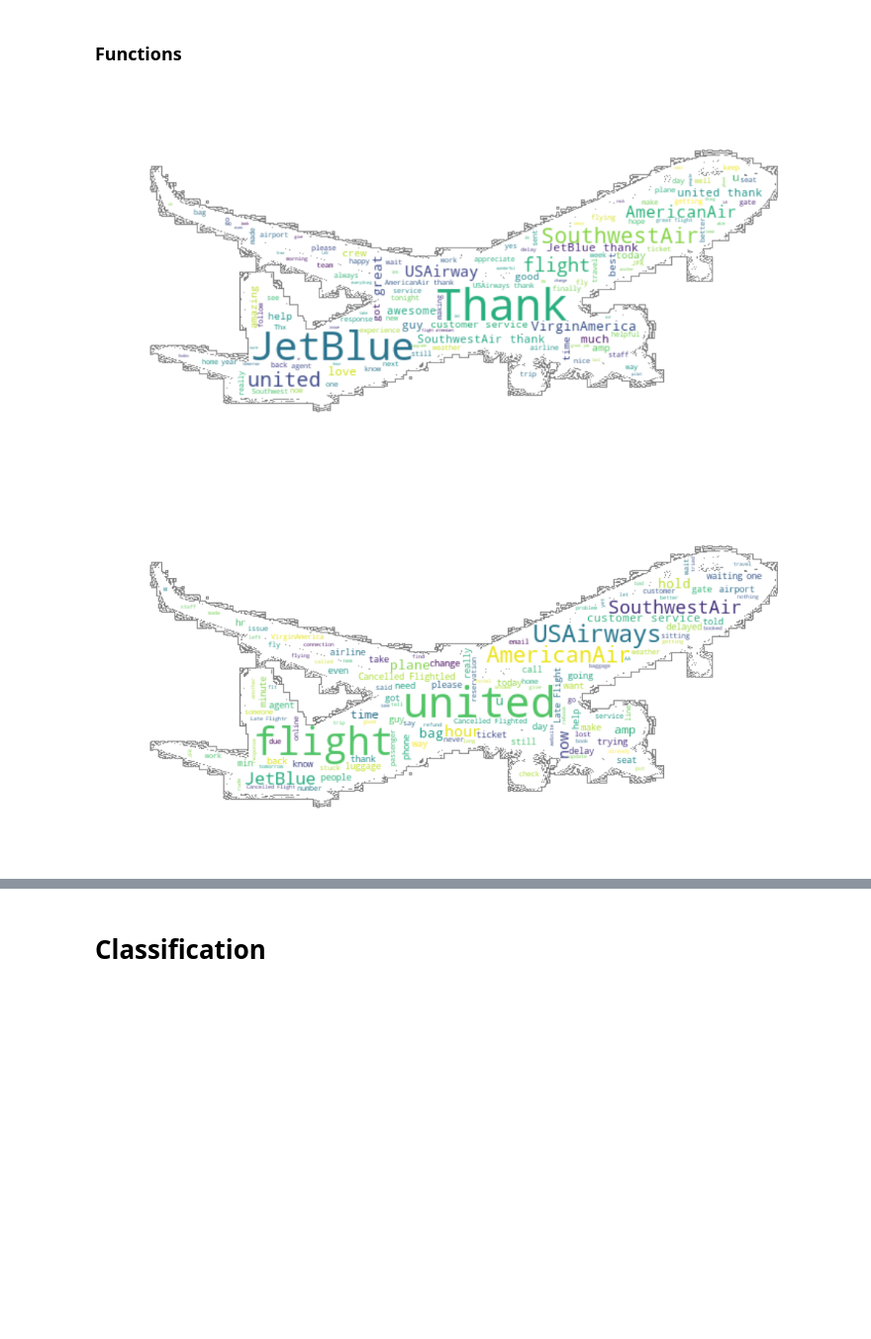
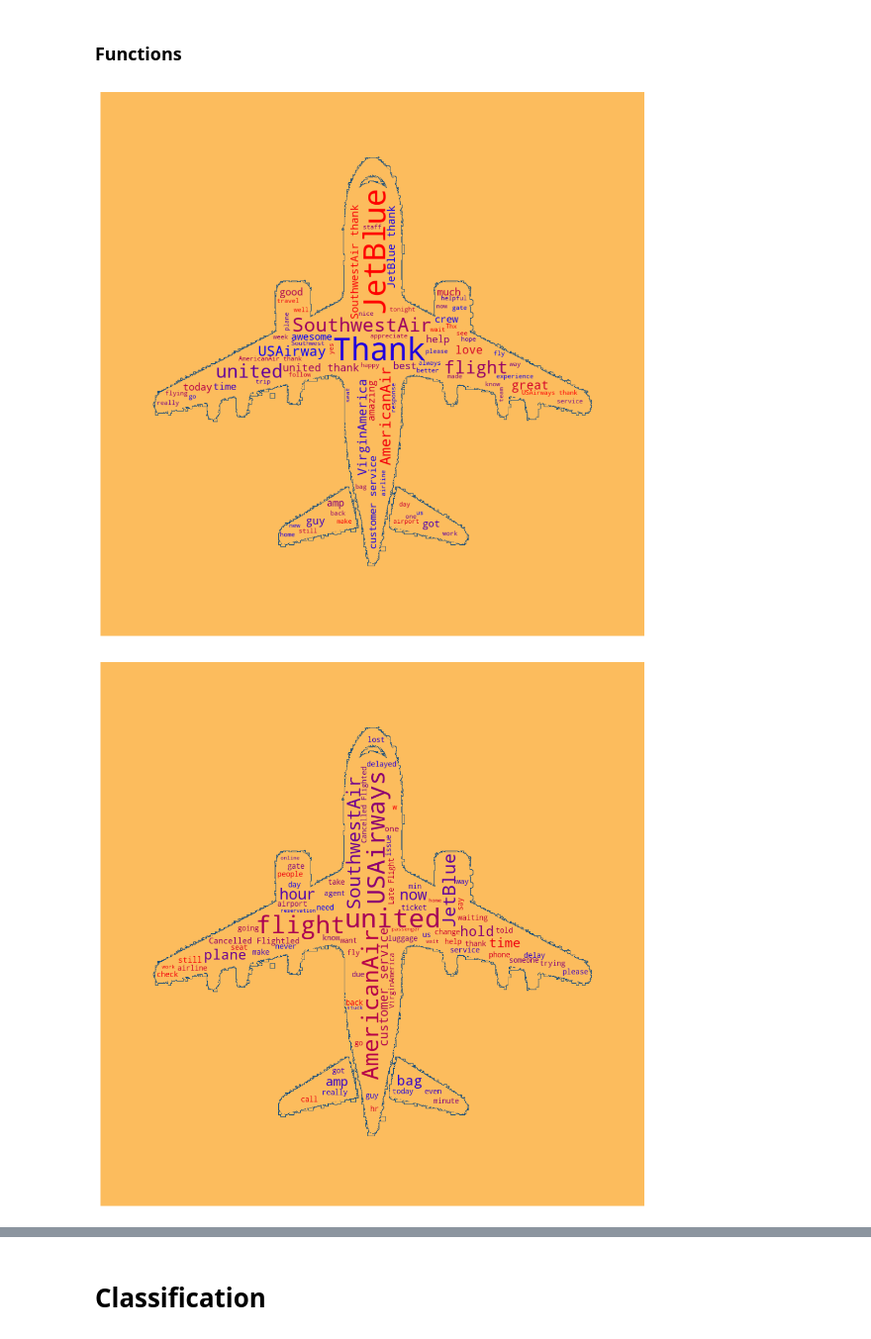
Before and after one commit to gspiga/TweetSentimentAnalysis, a Jupyter notebook: STA_221_Project_Code.ipynb, the cells around one changed output, grey strips where cells are left out. Shown at 99% size. Saved outputs shown, nothing was run; the diff lists cells and outputs as text; code cells hidden in the pictures; blank space fills up the shorter version.

Commit message:
Organized Images and Renamed Notebooks for Readability

```diff
--- a/STA_221_Project_Code.ipynb
+++ b/STA_221_Project_Code.ipynb
@@ -342,6 +383,16 @@ def remove_background_from_wordcloud(wordcloud, background_color=(255, 255, 255)
 
     # Convert back to PIL Image and return
     return Image.fromarray(data)
+
+def linear_gradient(start_hex, finish_hex="#FFFFFF", n=10):
+    """Generates a gradient list of (n) colors between two hex colors."""
+    start_rgb = np.array([int(start_hex[i:i+2], 16) for i in range(1, 6, 2)])
+    finish_rgb = np.array([int(finish_hex[i:i+2], 16) for i in range(1, 6, 2)])
+    return ["#{:02x}{:02x}{:02x}".format(*(start_rgb + (finish_rgb - start_rgb) * i / (n - 1)).astype(int)) for i in range(n)]
+
+def gradient_color_func(word, font_size, position, orientation, random_state=None, **kwargs):
+    gradient = linear_gradient("#0000FF", "#FF0000", 50)  # Blue to red gradient
+    return np.random.choice(gradient)
 # %%
 # Get one list
 tweet_list = tweets["text"].tolist()
@@ -350,8 +401,8 @@ tweet_list = tweets["text"].tolist()
 all_tweets = " ".join(tweet_list)
 
 # Load the plane image
-plane_mask = np.array(Image.open("plane_image2.jpg"))
-#plane_mask = np.array(Image.open("plane_image22.png"))
+#plane_mask = np.array(Image.open("plane_image2.jpg"))
+plane_mask = np.array(Image.open("plane_image22.png"))
 #plane_mask_image = Image.open("plane_image22.png")
 #plane_mask = plane_mask_image.convert("RGBA")
 #plane_mask_grayscale = plane_mask_image.convert("L")  # Convert to grayscale
@@ -389,6 +440,7 @@ stopwords.update(
         "but",
         "http",
         "you",
+        "u",
     ]
 )
 # %%
@@ -413,14 +465,15 @@ all_tweets_pos = talk_clean_to_me(all_tweets_pos)
 # Create a WordCloud object
 wordcloud_im_pos = WordCloud(
     stopwords=stopwords,
-    background_color="white",
+    background_color="#fcbc5d",
     mode='RGB',
-    contour_color="grey",
-    contour_width=0.01,
+    contour_color= "#0f4b7e",
+    contour_width=0.005,
     mask=plane_mask,
-    width=1000,
-    height=1000,
-    max_words=125,
+    color_func=gradient_color_func,
+    #width=1000,
+    #height=1000,
+    max_words=75,
 ).generate(all_tweets_pos)
 
 # Plot the WordCloud image
@@ -439,45 +492,47 @@ all_tweets_neg = " ".join(tweet_list_neg)
 # Create a WordCloud object
 wordcloud_im_neg = WordCloud(
     stopwords=stopwords,
-    background_color="white",
+    background_color="#fcbc5d",
     mode='RGB',  # "#ccebfb",
-    contour_color="grey",
-    contour_width=0.01,
+    contour_color= "#0f4b7e",
+    contour_width=0.005,
     mask=plane_mask,
+    color_func=gradient_color_func,
     # width=1000,
     # height=1000,
-    max_words=125,
+    max_words=75,
 ).generate(all_tweets_neg)
 
 # Plot the WordCloud image
 plt.figure(figsize=(10, 10), facecolor=None)
 plt.imshow(wordcloud_im_neg)
 plt.axis("off")
 plt.tight_layout(pad=0)
 
 ### Neutral
 tweet_list_neu = tweets.loc[tweets["airline_sentiment"] == "neutral", "text"]
 
 all_tweets_neu = " ".join(tweet_list_neu)
 
 # Create a WordCloud object
 wordcloud_im_neu = WordCloud(
     stopwords=stopwords,
-    background_color="white",
+    background_color="#fcbc5d",
     mode='RGB',  # "#ccebfb",
-    contour_color="grey",
-    contour_width=0.01,
+    contour_color= "#0f4b7e", #"grey",
+    contour_width=0.005,
     mask=plane_mask,
+    color_func=gradient_color_func,
     # width=1000,
     # height=1000,
-    max_words=125,
+    max_words=75,
 ).generate(all_tweets_neu)
 
 # Plot the WordCloud image
 plt.figure(figsize=(10, 10), facecolor=None)
 plt.imshow(wordcloud_im_neu)
 plt.axis("off")
 plt.tight_layout(pad=0)
 # %% [output]
-[figure, old version]
+[figure, new version]
-[figure, old version]
+[figure, new version]
```
Also changed, not shown: parts of 11 cells of this notebook, 9 other files.
